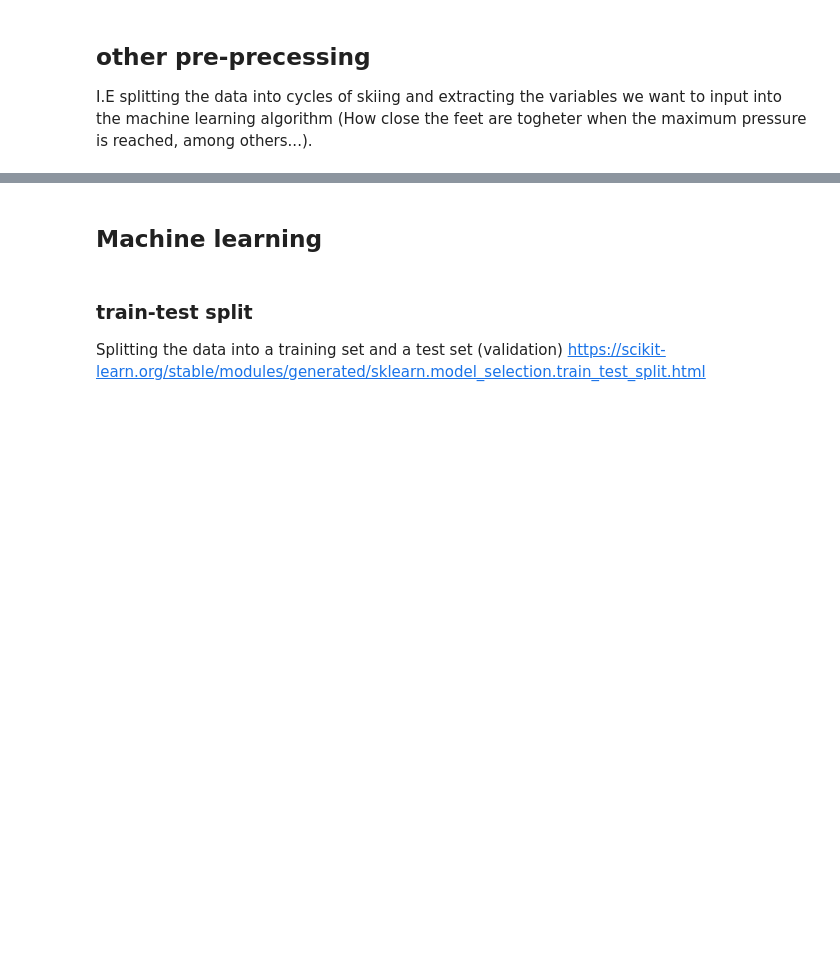
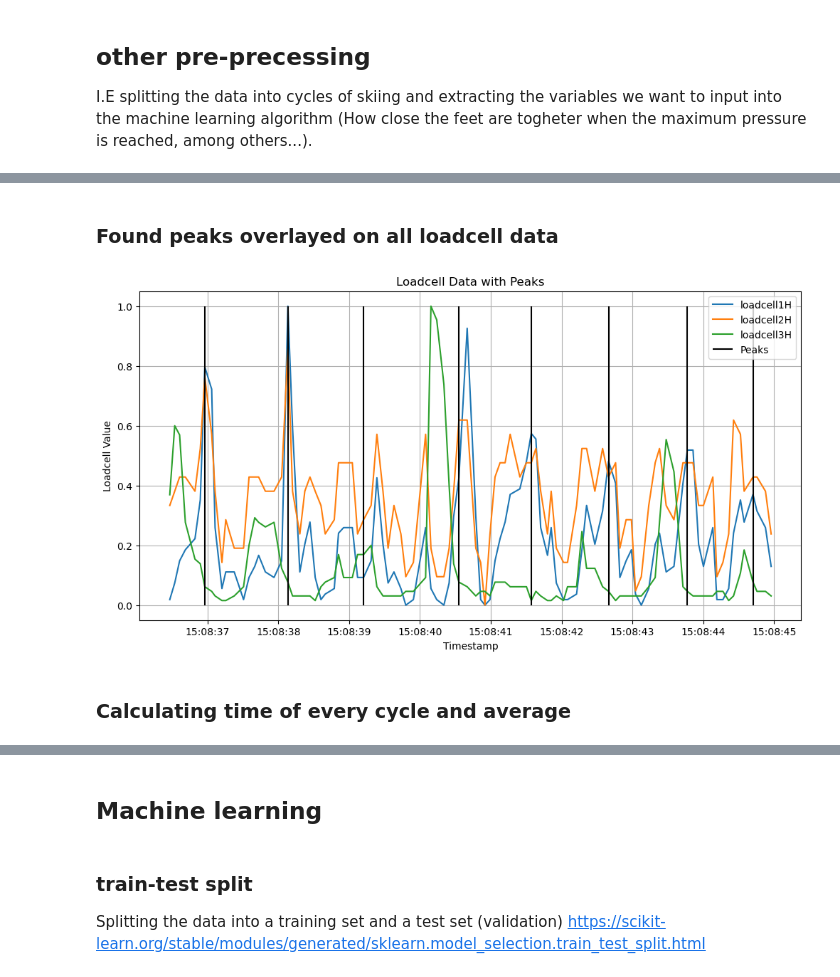
Before and after one commit to Husmarke/Kandidat-Cross-Country-Technique, a Jupyter notebook: kandidat_kod.ipynb, the cells around one changed output, grey strips where cells are left out. Cells and saved outputs as stored; diff of their text form; code cells hidden in the pictures; blank space fills up the shorter version.

Commit message:
Added more functionality cycle analysis from loadcell data

```diff
--- a/kandidat_kod.ipynb
+++ b/kandidat_kod.ipynb
@@ -366,0 +361,23 @@ I.E splitting the data into cycles of skiing and extracting the variables we wan
+# %% [markdown]
+### Found peaks overlayed on all loadcell data
+# %%
+# overley the peaks with a red line on all of the loadcell data
+plt.figure(figsize=(12, 6))
+plt.plot(log_df['Timestamp'][time1:time2], log_df['loadcell1H'][time1:time2], label='loadcell1H')
+plt.plot(log_df['Timestamp'][time1:time2], log_df['loadcell2H'][time1:time2], label='loadcell2H')
+plt.plot(log_df['Timestamp'][time1:time2], log_df['loadcell3H'][time1:time2], label='loadcell3H')
+
+# plot a red line on the x value for the peaks
+plt.vlines(
+    [log_df['Timestamp'][p] for p in adjusted_peaks if time1 <= p < time2],
+    0, 1, color='k', label='Peaks'
+)
+plt.title('Loadcell Data with Peaks')
+plt.xlabel('Timestamp')
+plt.ylabel('Loadcell Value')
+plt.legend()
+plt.grid()
+# %% [output]
+[figure, added]
+# %% [markdown]
+### Calculating time of every cycle and average
```
Also changed, not shown: parts of 4 cells of this notebook.
